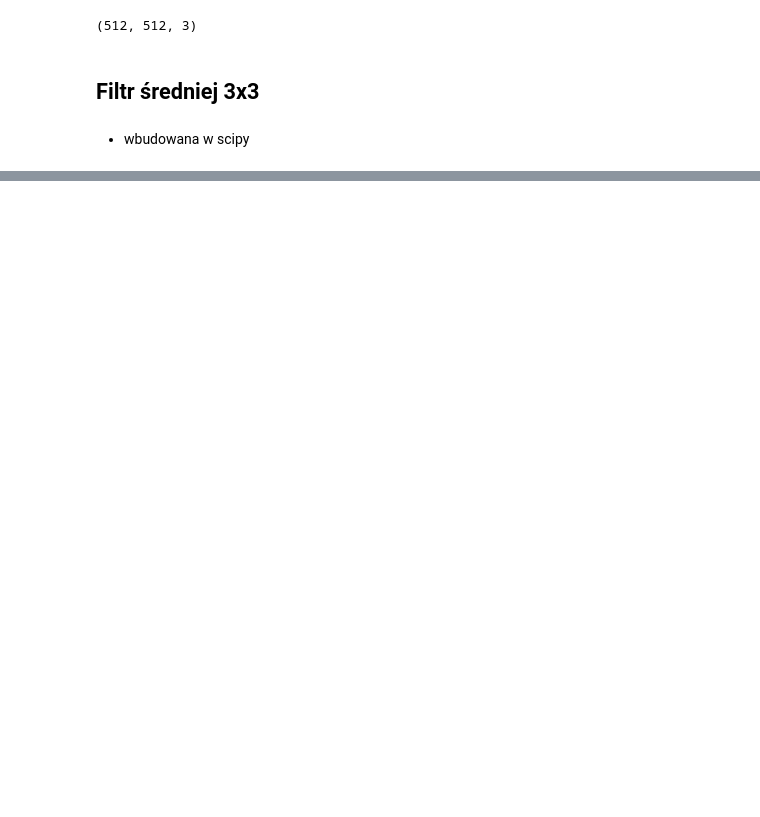
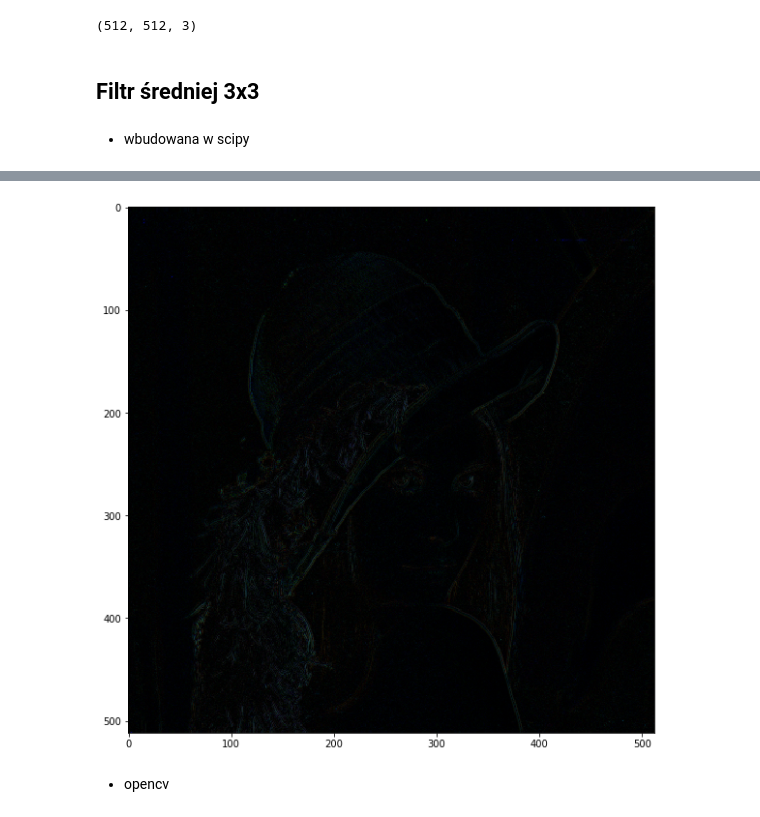
Before and after one commit to szkocot/Python-CV-PL-guide, a Jupyter notebook: notebooks/3_Konwolucje.ipynb, the cells around one changed output, grey strips where cells are left out. Drawn from its saved outputs; the diff is of its cells as text; code cells hidden in the pictures; blank space fills up the shorter version.

```diff
--- a/notebooks/3_Konwolucje.ipynb
+++ b/notebooks/3_Konwolucje.ipynb
@@ -30,0 +47,8 @@ mean_3_3 = np.array([[1, 1, 1],
+# %%
+plt.figure(figsize=(10,10))
+plt.imshow(np.abs(img_mean-img_np))
+plt.show()
+# %% [output]
+[figure, added]
+# %% [markdown]
+* opencv
```
Also changed, not shown: parts of 14 cells of this notebook.
